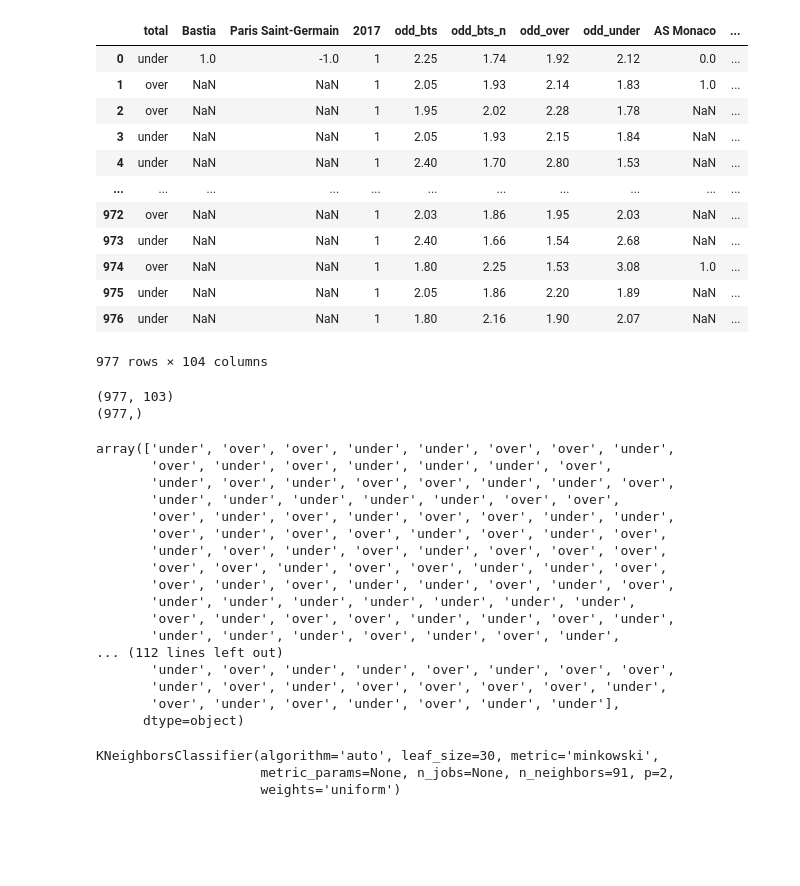
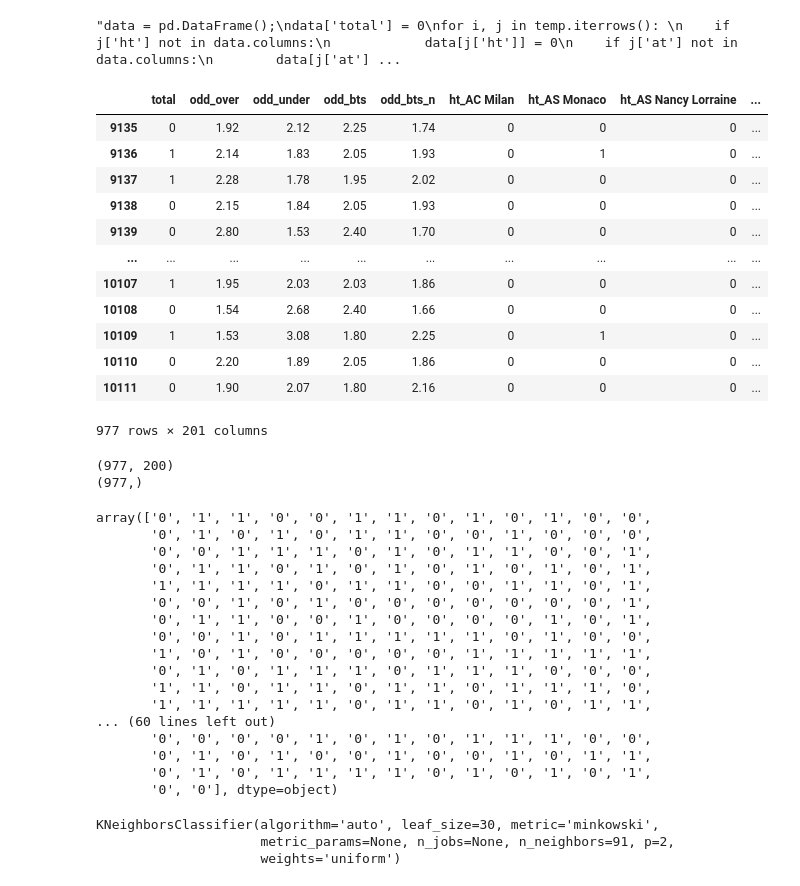
Before and after one commit to gmtorres/MIEIC_19_20_IART, a Jupyter notebook: Proj2/predictOverUnder.ipynb, the cells around one changed output. Drawn from its saved outputs; the diff is of its cells as text; code cells hidden in the pictures; blank space fills up the shorter version.

```diff
--- a/Proj2/predictOverUnder.ipynb
+++ b/Proj2/predictOverUnder.ipynb
@@ -85,5 +90,5 @@ temp
 # %%
-data = pd.DataFrame();
+'''data = pd.DataFrame();
 data['total'] = 0
 for i, j in temp.iterrows():
     if j['ht'] not in data.columns:
@@ -96,21 +101,26 @@ for i, j in temp.iterrows():
                         j['at']: -1 , 'odd_under' : j['odd_under'], 'odd_over' : j['odd_over'],
                        'odd_bts' : j['odd_bts'], 'odd_bts_n' : j['odd_bts_n']}, ignore_index=True)
 
-data
+data'''
 # %% [output]
-|  | total | Bastia | Paris Saint-Germain | 2017 | odd_bts | odd_bts_n | odd_over | odd_under | AS Monaco | ... |
-| 0 | under | 1.0 | -1.0 | 1 | 2.25 | 1.74 | 1.92 | 2.12 | 0.0 | ... |
-| 1 | over | NaN | NaN | 1 | 2.05 | 1.93 | 2.14 | 1.83 | 1.0 | ... |
-| 2 | over | NaN | NaN | 1 | 1.95 | 2.02 | 2.28 | 1.78 | NaN | ... |
-| 3 | under | NaN | NaN | 1 | 2.05 | 1.93 | 2.15 | 1.84 | NaN | ... |
-| 4 | under | NaN | NaN | 1 | 2.40 | 1.70 | 2.80 | 1.53 | NaN | ... |
-| ... | ... | ... | ... | ... | ... | ... | ... | ... | ... | ... |
-| 972 | over | NaN | NaN | 1 | 2.03 | 1.86 | 1.95 | 2.03 | NaN | ... |
-| 973 | under | NaN | NaN | 1 | 2.40 | 1.66 | 1.54 | 2.68 | NaN | ... |
-| 974 | over | NaN | NaN | 1 | 1.80 | 2.25 | 1.53 | 3.08 | 1.0 | ... |
-| 975 | under | NaN | NaN | 1 | 2.05 | 1.86 | 2.20 | 1.89 | NaN | ... |
-| 976 | under | NaN | NaN | 1 | 1.80 | 2.16 | 1.90 | 2.07 | NaN | ... |
-977 rows × 104 columns
+"data = pd.DataFrame();\ndata['total'] = 0\nfor i, j in temp.iterrows(): \n    if j['ht'] not in data.columns:\n            data[j['ht']] = 0\n    if j['at'] not in data.columns:\n        data[j['at'] ...
+# %%
+data = pd.get_dummies(selected,columns=['ht','at'])
+data
+# %% [output]
+|  | total | odd_over | odd_under | odd_bts | odd_bts_n | ht_AC Milan | ht_AS Monaco | ht_AS Nancy Lorraine | ... |
+| 9135 | 0 | 1.92 | 2.12 | 2.25 | 1.74 | 0 | 0 | 0 | ... |
+| 9136 | 1 | 2.14 | 1.83 | 2.05 | 1.93 | 0 | 1 | 0 | ... |
+| 9137 | 1 | 2.28 | 1.78 | 1.95 | 2.02 | 0 | 0 | 0 | ... |
+| 9138 | 0 | 2.15 | 1.84 | 2.05 | 1.93 | 0 | 0 | 0 | ... |
+| 9139 | 0 | 2.80 | 1.53 | 2.40 | 1.70 | 0 | 0 | 0 | ... |
+| ... | ... | ... | ... | ... | ... | ... | ... | ... | ... |
+| 10107 | 1 | 1.95 | 2.03 | 2.03 | 1.86 | 0 | 0 | 0 | ... |
+| 10108 | 0 | 1.54 | 2.68 | 2.40 | 1.66 | 0 | 0 | 0 | ... |
+| 10109 | 1 | 1.53 | 3.08 | 1.80 | 2.25 | 0 | 1 | 0 | ... |
+| 10110 | 0 | 2.20 | 1.89 | 2.05 | 1.86 | 0 | 0 | 0 | ... |
+| 10111 | 0 | 1.90 | 2.07 | 1.80 | 2.16 | 0 | 0 | 0 | ... |
+977 rows × 201 columns
 # %%
 data = data.replace(np.nan, 0)
 X = data.iloc[:,1:]
@@ -118,28 +128,28 @@ y = data.iloc[:,:1]
 y = np.ravel(y)
 print(X.shape)
 print(y.shape)
-X_train, X_test, y_train, y_test = train_test_split(X, y, test_size=0.35, random_state=1)
+X_train, X_test, y_train, y_test = train_test_split(X, y, test_size=0.25, random_state=1)
 y
 # %% [output]
-(977, 103)
+(977, 200)
 (977,)
-array(['under', 'over', 'over', 'under', 'under', 'over', 'over', 'under',
-       'over', 'under', 'over', 'under', 'under', 'under', 'over',
-       'under', 'over', 'under', 'over', 'over', 'under', 'under', 'over',
-       'under', 'under', 'under', 'under', 'under', 'over', 'over',
-       'over', 'under', 'over', 'under', 'over', 'over', 'under', 'under',
-       'over', 'under', 'over', 'over', 'under', 'over', 'under', 'over',
-       'under', 'over', 'under', 'over', 'under', 'over', 'over', 'over',
-       'over', 'over', 'under', 'over', 'over', 'under', 'under', 'over',
-       'over', 'under', 'over', 'under', 'under', 'over', 'under', 'over',
-       'under', 'under', 'under', 'under', 'under', 'under', 'under',
-       'over', 'under', 'over', 'over', 'under', 'under', 'over', 'under',
-       'under', 'under', 'under', 'over', 'under', 'over', 'under',
-... (112 lines left out)
-       'under', 'over', 'under', 'under', 'over', 'under', 'over', 'over',
-       'under', 'over', 'under', 'over', 'over', 'over', 'over', 'under',
-       'over', 'under', 'over', 'under', 'over', 'under', 'under'],
-      dtype=object)
+array(['0', '1', '1', '0', '0', '1', '1', '0', '1', '0', '1', '0', '0',
+       '0', '1', '0', '1', '0', '1', '1', '0', '0', '1', '0', '0', '0',
+       '0', '0', '1', '1', '1', '0', '1', '0', '1', '1', '0', '0', '1',
+       '0', '1', '1', '0', '1', '0', '1', '0', '1', '0', '1', '0', '1',
+       '1', '1', '1', '1', '0', '1', '1', '0', '0', '1', '1', '0', '1',
+       '0', '0', '1', '0', '1', '0', '0', '0', '0', '0', '0', '0', '1',
+       '0', '1', '1', '0', '0', '1', '0', '0', '0', '0', '1', '0', '1',
+       '0', '0', '1', '0', '1', '1', '1', '1', '1', '0', '1', '0', '0',
+       '1', '0', '1', '0', '0', '0', '0', '0', '1', '1', '1', '1', '1',
+       '0', '1', '0', '1', '1', '1', '0', '1', '1', '1', '0', '0', '0',
+       '1', '1', '0', '1', '1', '0', '1', '1', '0', '1', '1', '1', '0',
+       '1', '1', '1', '1', '1', '0', '1', '1', '0', '1', '0', '1', '1',
+... (60 lines left out)
+       '0', '0', '0', '0', '1', '0', '1', '0', '1', '1', '1', '0', '0',
+       '0', '1', '0', '1', '0', '0', '1', '0', '0', '1', '0', '1', '1',
+       '0', '1', '0', '1', '1', '1', '1', '0', '1', '0', '1', '0', '1',
+       '0', '0'], dtype=object)
 # %%
 pipeline = make_pipeline(KNeighborsClassifier())
 
```
Also changed, not shown: parts of 10 cells of this notebook, 1 other file.
